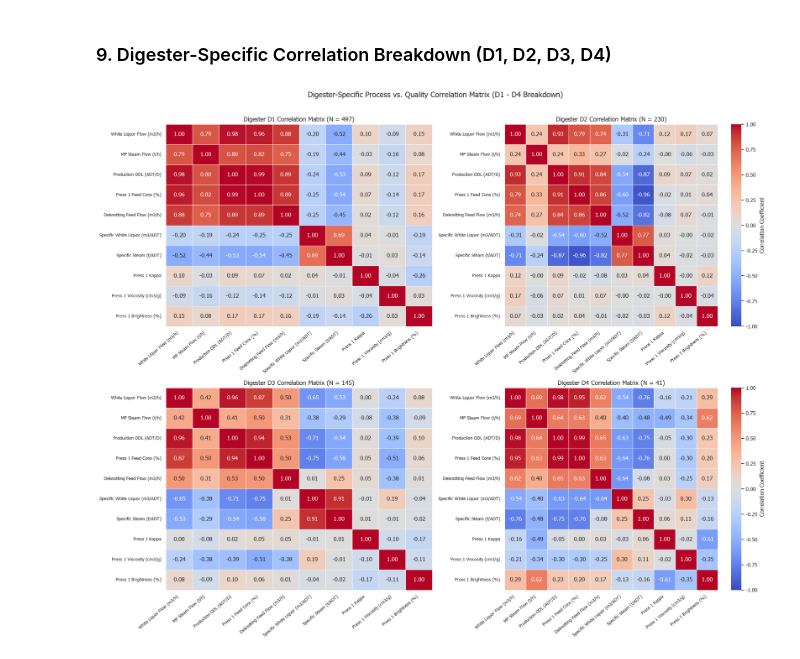
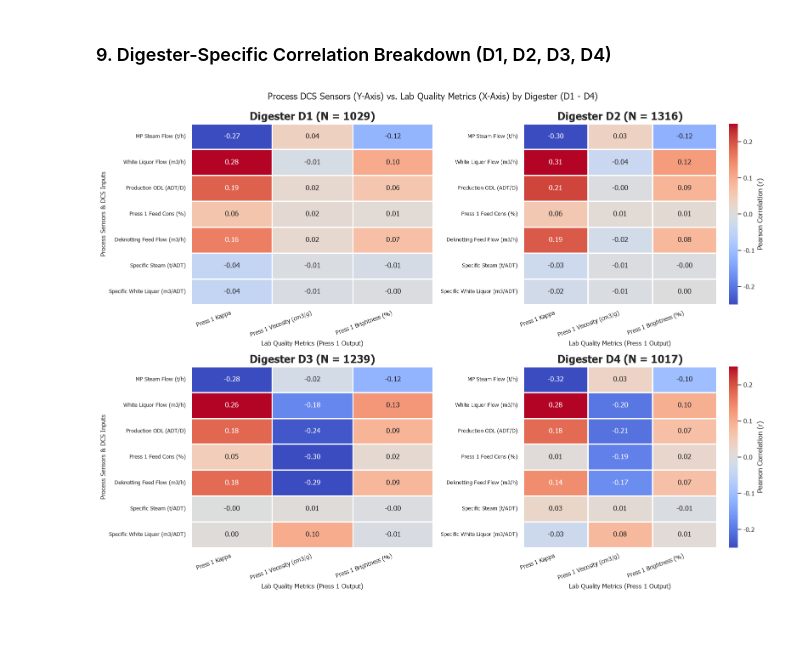
Before and after one commit to chinnput/dp-cooking-odl-analyzer, a Jupyter notebook: DP Cooking ODL Analyzer/Lab_Analysis/realtime_pi_press1_analysis.ipynb, the cells around one changed output. Drawn from its saved outputs; the diff is of its cells as text; code cells hidden in the pictures; blank space fills up the shorter version.

```diff
--- a/DP Cooking ODL Analyzer/Lab_Analysis/realtime_pi_press1_analysis.ipynb
+++ b/DP Cooking ODL Analyzer/Lab_Analysis/realtime_pi_press1_analysis.ipynb
@@ -236,8 +245,8 @@ Name: count, dtype: int64
 kappa_col = [c for c in df_wide.columns if 'KAPPA' in c.upper() or 'Kappa' in c][0] if any('KAPPA' in c.upper() or 'Kappa' in c for c in df_wide.columns) else None
 cons_col = [c for c in df_wide.columns if 'Press 1 Feed Cons' in c or 'CONS' in c.upper()][0] if any('CONS' in c.upper() for c in df_wide.columns) else None
 
-palette = {'D1': '#1f77b4', 'D2': "#ffad41", 'D3': '#2ca02c', 'D4': '#d62728'}
-digester_order = ['D1', 'D2', 'D3', 'D4']
+palette = {1: '#1f77b4', 2: "#ffad41", 3: '#2ca02c', 4: '#d62728'}
+digester_order = [1, 2, 3, 4]
 
 # 1. Plot Kappa / Quality Metric Bell Curve
 plt.figure(figsize=(12, 6))
@@ -252,6 +261,7 @@ if kappa_col and kappa_col in df_wide.columns:
         alpha=0.3,
         common_norm=False,
         linewidth=1.5
+
     )
     plt.xlim(6, 14)  # Compress X-axis view
 
@@ -263,7 +273,7 @@ if kappa_col and kappa_col in df_wide.columns:
         if len(dig_vals) > 0:
             m_val = dig_vals.mean()
             med_val = dig_vals.median()
-            stats_text += f"• {dig}: Mean={m_val:.2f}, Med={med_val:.2f}\n"
+            stats_text += f"• D{dig}: Mean={m_val:.2f}, Med={med_val:.2f}\n"
 
     # Add text box in upper right corner
     ax.text(
@@ -361,7 +382,7 @@ if bright_col and bright_col in df_wide.columns:
         if len(dig_vals) > 0:
             m_val = dig_vals.mean()
             med_val = dig_vals.median()
-            stats_text += f"• {dig}: Mean={m_val:.2f}, Med={med_val:.2f}\n"
+            stats_text += f"• D{dig}: Mean={m_val:.2f}, Med={med_val:.2f}\n"
 
     # Add text box in upper right corner
     ax.text(
@@ -378,8 +399,9 @@ if bright_col and bright_col in df_wide.columns:
     plt.xlabel('Press 1 Brightness Value (%)', fontsize=12, fontweight='normal')
     plt.ylabel('Probability Density (Normalized Frequency)', fontsize=12, fontweight='normal')
     plt.grid(True, linestyle='--', alpha=0.5)
+    plt.xlim(20, 80)
     plt.tight_layout()
     plt.show()
 else:
-    print("⚠️ Brightness column not found in dataset. Please verify tag mapping.")
+    print(" Brightness column not found in dataset. Please verify tag mapping.")
 # %% [output]
@@ -580,48 +1054,73 @@ else:
 # %% [markdown]
 ### 9. Digester-Specific Correlation Breakdown (D1, D2, D3, D4)
 # %%
-# Plot Digester-Specific Correlation Matrices (2x2 Grid for D1, D2, D3, D4)
-if 'Digester_ID' in df_wide.columns and len(avail_corr_cols) >= 2:
-    fig, axes = plt.subplots(2, 2, figsize=(20, 16))
+# Plot Digester-Specific Rectangular Cross-Correlation Matrices (Process Sensors vs. Lab Quality)
+process_inputs = [
+    "PM2.305FIC036:MV",                       # MP Steam Flow
+    "PM2.105FIC303:MV",                       # White Liquor Flow
+    "PM2.Prod.ODL",                           # Production ODL
+    "PM2.105NIC207:MV",                       # Press 1 Feed Cons
+    "PM2.106FIC006:MV",                       # Deknotting Feed Flow
+    "Specific Steam Consumption (t_ADT)",     # Specific Steam
+    "Specific WHLiqu Consumption (m3_ADT)"    # Specific White Liquor
+]
+
+lab_outputs = [
+    "PULP-LINE2-KAPPA-PRESS1",       # Press 1 Kappa
+    "PULP-LINE2-VISCOSITY-PRESS1",   # Press 1 Viscosity
+    "PULP-LINE2-BRIGHTNESS-PRESS1"   # Press 1 Brightness
+]
+
+# Filter available columns
+avail_proc = [c for c in process_inputs if c in df_wide.columns]
+avail_lab = [c for c in lab_outputs if c in df_wide.columns]
+
+if 'Digester_ID' in df_wide.columns and len(avail_proc) >= 2 and len(avail_lab) >= 1:
+    fig, axes = plt.subplots(2, 2, figsize=(16, 12))
     axes = axes.flatten()
-    digester_list = ['D1', 'D2', 'D3', 'D4']
+    digester_list = [1, 2, 3, 4]
 
     for idx, dig in enumerate(digester_list):
         ax = axes[idx]
-        df_sub = df_wide[df_wide['Digester_ID'] == dig][avail_corr_cols].dropna(how='all')
+        df_sub = df_wide[df_wide['Digester_ID'] == dig].dropna(how='all')
 
         if len(df_sub) > 5:
-            # Compute correlation for this specific digester
-            corr_sub = df_sub.corr()
-            corr_sub_renamed = corr_sub.rename(index=TAG_LABELS, columns=TAG_LABELS)
+            # Compute rectangular cross-correlation: Rows = Process Inputs, Cols = Lab Outputs
+            cross_corr = pd.DataFrame(index=avail_proc, columns=avail_lab, dtype=float)
+            for p in avail_proc:
+                for l in avail_lab:
+                    cross_corr.loc[p, l] = df_sub[p].corr(df_sub[l])
+
+            # Rename index and columns to friendly labels
+            cross_corr_renamed = cross_corr.rename(index=TAG_LABELS, columns=TAG_LABELS)
 
             sns.heatmap(
-                corr_sub_renamed,
+                cross_corr_renamed,
                 annot=True,
                 fmt=".2f",
                 cmap="coolwarm",
-                vmin=-1.0,
-                vmax=1.0,
-                linewidths=0.5,
+                vmin=-0.25,
+                vmax=0.25,
+                linewidths=0.8,
                 cbar=(idx == 1 or idx == 3),
-                cbar_kws={'label': 'Correlation Coefficient'} if (idx == 1 or idx == 3) else None,
+                cbar_kws={'label': 'Pearson Correlation (r)'} if (idx == 1 or idx == 3) else None,
                 ax=ax
             )
-            ax.set_title(f'Digester {dig} Correlation Matrix (N = {len(df_sub)})', fontsize=13, fontweight='normal')
-            ax.set_xticklabels(ax.get_xticklabels(), rotation=40, ha='right', fontsize=9)
+            ax.set_title(f'Digester D{dig} (N = {len(df_sub)})', fontsize=18, fontweight='bold')
+            ax.set_xticklabels(ax.get_xticklabels(), rotation=20, ha='right', fontsize=10)
             ax.set_yticklabels(ax.get_yticklabels(), fontsize=9)
-            ax.set_xlabel('')
-            ax.set_ylabel('')
+            ax.set_xlabel('Lab Quality Metrics (Press 1 Output)', fontsize=11)
+            ax.set_ylabel('Process Sensors & DCS Inputs' if (idx == 0 or idx == 2) else '', fontsize=11)
         else:
-            ax.text(0.5, 0.5, f'Insufficient Data for {dig}\n(N = {len(df_sub)})',
+            ax.text(0.5, 0.5, f'Insufficient Data for D{dig}\n(N = {len(df_sub)})',
                     ha='center', va='center', fontsize=12, color='gray')
-            ax.set_title(f'Digester {dig} (No Data)', fontsize=13)
+            ax.set_title(f'Digester D{dig} (No Data)', fontsize=18, fontweight='bold')
             ax.axis('off')
 
-    plt.suptitle('Digester-Specific Process vs. Quality Correlation Matrix (D1 - D4 Breakdown)', fontsize=16, y=1.01)
+    plt.suptitle('Process DCS Sensors (Y-Axis) vs. Lab Quality Metrics (X-Axis) by Digester (D1 - D4)', fontsize=15, y=0.99)
     plt.tight_layout()
     plt.show()
 else:
-    print("⚠️ Digester_ID or valid numeric columns unavailable for digester-specific correlation.")
+    print("⚠️ Digester_ID or required process/lab columns unavailable for rectangular cross-correlation.")
 # %% [output]
-[figure, old version]
+[figure, new version]
```
Also changed, not shown: parts of 28 cells of this notebook, 1 other file.
